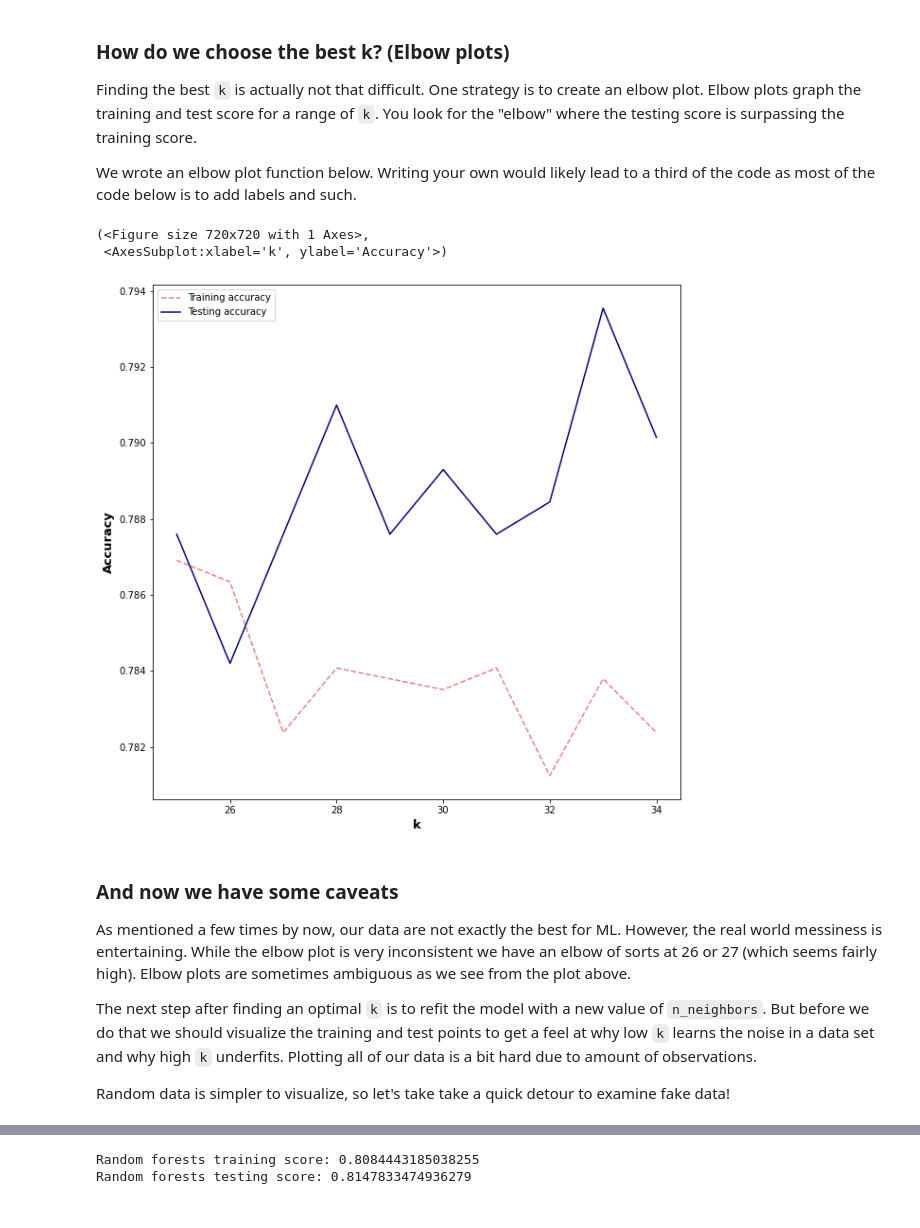
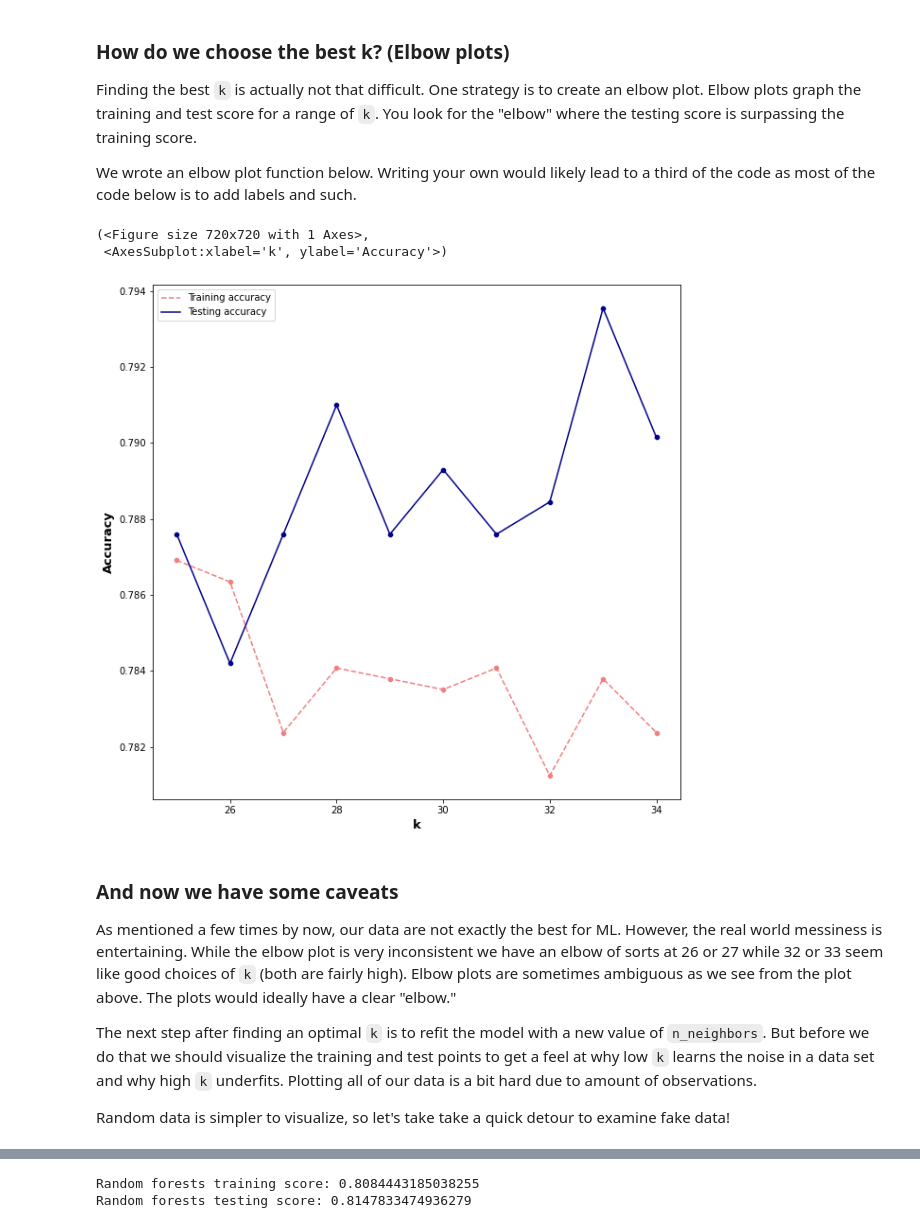
Before and after one commit to habibaaziz/OPEN_DATA_NYC_2021, a Jupyter notebook: MachineLearning.ipynb, the cells around one changed output, grey strips where cells are left out. Saved outputs shown, nothing was run; the diff lists cells and outputs as text; code cells hidden in the pictures.

```diff
--- a/MachineLearning.ipynb
+++ b/MachineLearning.ipynb
@@ -189,6 +190,8 @@ for cat in cats:
 # Mild feature engineering
 clean_heat["avg_mmbtu"] = (clean_heat.total_mmbtu_high + clean_heat.total_mmbtu_low)/2
 clean_heat["avg_gallons"] = (clean_heat.total_gallons_high + clean_heat.total_gallons_low)/2
+clean_heat["avg_mmbtu_sqft"] = clean_heat.avg_mmbtu/clean_heat.bldg_sqft
+clean_heat["avg_gallons_sqft"] = clean_heat.avg_gallons/clean_heat.bldg_sqft
 # %% [markdown]
 # Exploratory data analysis
 
@@ -440,7 +457,7 @@ Finding the best `k` is actually not that difficult. One strategy is to create a
 
 We wrote an elbow plot function below. Writing your own would likely lead to a third of the code as most of the code below is to add labels and such.
 # %%
-def elbow_plot(X_train, y_train, X_test, y_test, k_range=10):
+def elbow_plot(X_train, y_train, X_test, y_test, k_range=11):
     training_accuracy = []
     testing_accuracy = []
 
@@ -451,38 +468,44 @@ def elbow_plot(X_train, y_train, X_test, y_test, k_range=10):
 
     label_style = {"weight": "bold",
                    "size": 13}
 
     # Calculate the training and test scores up to k_max - 1
     for k in k_range:
         knn = KNeighborsClassifier(k).fit(X_train, y_train)
         training_accuracy.append(knn.score(X_train, y_train))
         testing_accuracy.append(knn.score(X_test, y_test))
 
     # Plot both and label
     fig, ax = plt.subplots(figsize=(10, 10))
+    # Training line and points
     sns.lineplot(x=k_range, y=training_accuracy,
                  color="lightcoral", ax=ax,
                  label="Training accuracy",
                  linestyle='--')
+    sns.scatterplot(x=k_range, y=training_accuracy,
+                    color="lightcoral", ax=ax)
+    # Testing line and points
     sns.lineplot(x=k_range, y=testing_accuracy,
                  label="Testing accuracy",
                  color="darkblue", ax=ax)
+    sns.scatterplot(x=k_range, y=testing_accuracy,
+                    color="darkblue", ax=ax)
     ax.set_ylabel("Accuracy",
                   fontdict=label_style)
     ax.set_xlabel("k",
                   fontdict=label_style)
 
     return fig, ax
 
 elbow_plot(X_train, y_train, X_test, y_test, range(25, 35))
 # %% [output]
 (<Figure size 720x720 with 1 Axes>,
  <AxesSubplot:xlabel='k', ylabel='Accuracy'>)
-[figure, old version]
+[figure, new version]
 # %% [markdown]
 ### And now we have some caveats
 
-As mentioned a few times by now, our data are not exactly the best for ML. However, the real world messiness is entertaining. While the elbow plot is very inconsistent we have an elbow of sorts at 26 or 27 (which seems fairly high). Elbow plots are sometimes ambiguous as we see from the plot above.
+As mentioned a few times by now, our data are not exactly the best for ML. However, the real world messiness is entertaining. While the elbow plot is very inconsistent we have an elbow of sorts at 26 or 27 while 32 or 33 seem like good choices of `k` (both are fairly high). Elbow plots are sometimes ambiguous as we see from the plot above. The plots would ideally have a clear "elbow."
 
 The next step after finding an optimal `k` is to refit the model with a new value of `n_neighbors`. But before we do that we should visualize the training and test points to get a feel at why low `k` learns the noise in a data set and why high `k` underfits. Plotting all of our data is a bit hard due to amount of observations.
 
```
Also changed, not shown: parts of 35 cells of this notebook.
